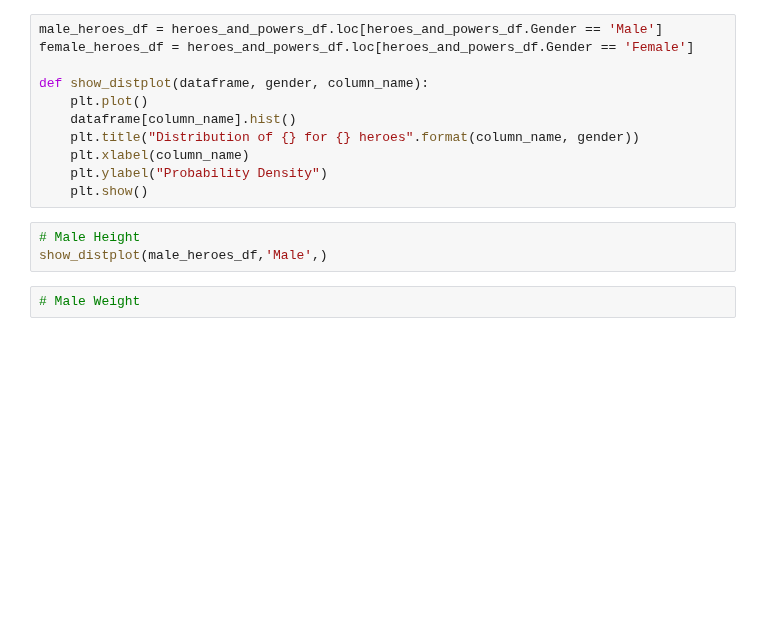
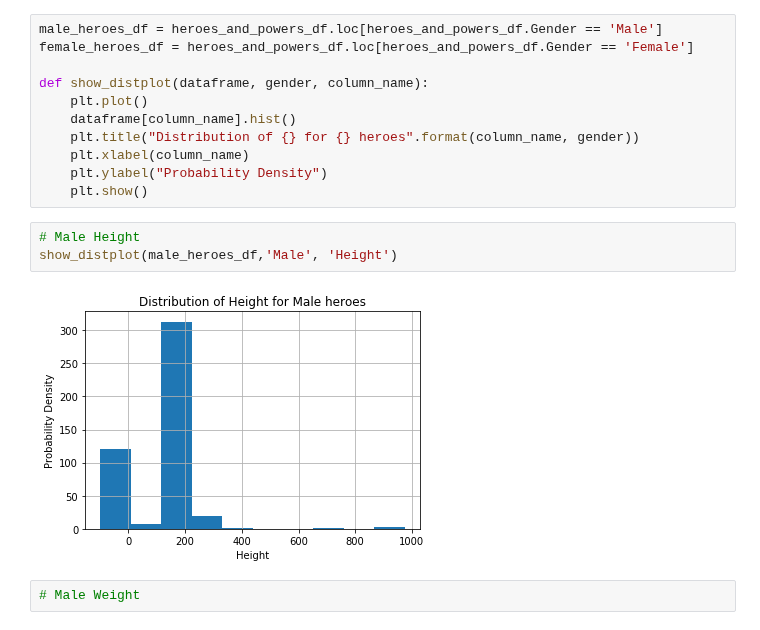
Before and after one commit to AlludedCrabb/dsc-1-04-13-project-data-cleaning-seattle-ds-career-040119, a Jupyter notebook: index.ipynb, the cells around one changed output. Drawn from its saved outputs; the diff is of its cells as text; blank space fills up the shorter version.

```diff
--- a/index.ipynb
+++ b/index.ipynb
@@ -212,7 +212,9 @@ def show_distplot(dataframe, gender, column_name):
     plt.show()
 # %%
 # Male Height
-show_distplot(male_heroes_df,'Male',)
+show_distplot(male_heroes_df,'Male', 'Height')
+# %% [output]
+[figure, added]
 # %%
 # Male Weight
 # %%
```
